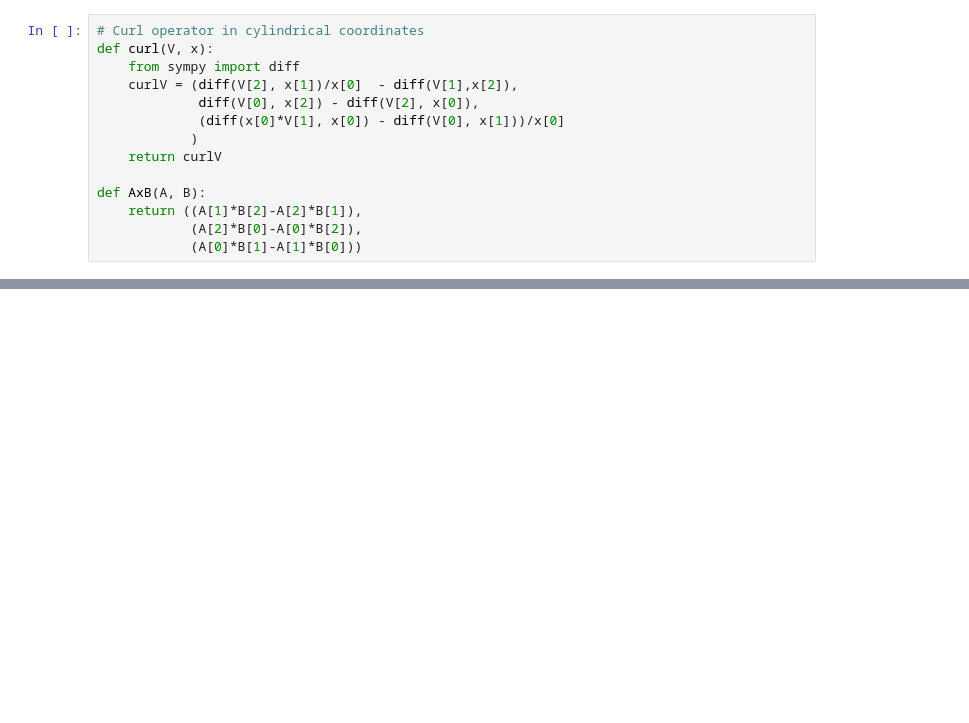
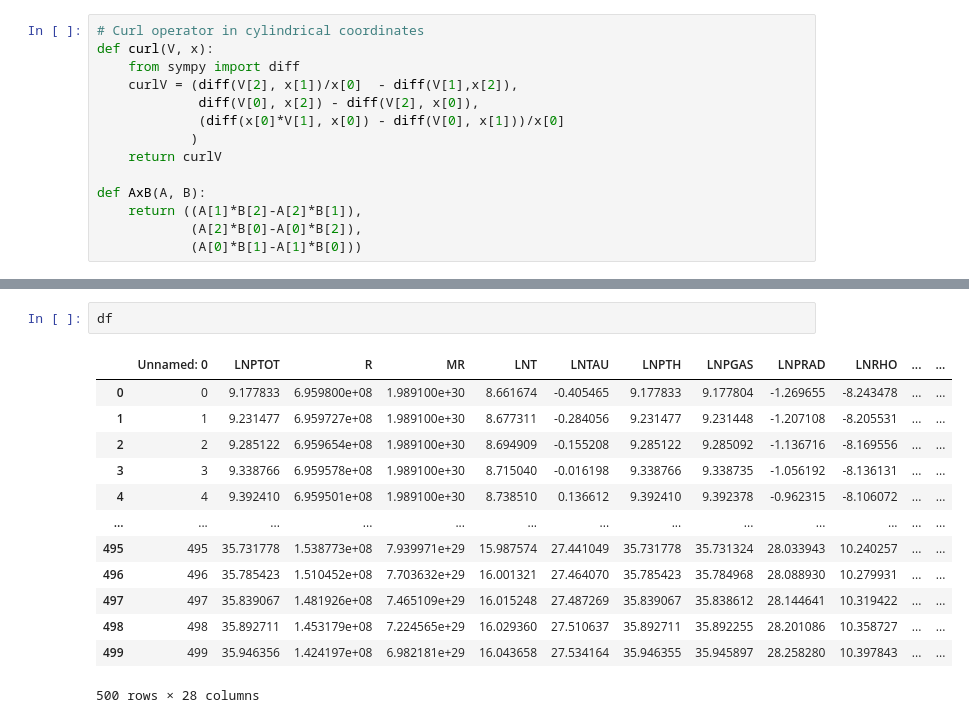
Before and after one commit to fluxtransport/HelioLectures, a Jupyter notebook: notebooks/sunspot_lecture.ipynb, the cells around one changed output, grey strips where cells are left out. Drawn from its saved outputs; the diff is of its cells as text; blank space fills up the shorter version.

```diff
--- a/notebooks/sunspot_lecture.ipynb
+++ b/notebooks/sunspot_lecture.ipynb
@@ -273,0 +246,16 @@ AttributeError: 'Figure' object has no attribute 'y_rang'
+# %%
+df
+# %% [output]
+|  | Unnamed: 0 | LNPTOT | R | MR | LNT | LNTAU | LNPTH | LNPGAS | LNPRAD | LNRHO | ... | ... |
+| 0 | 0 | 9.177833 | 6.959800e+08 | 1.989100e+30 | 8.661674 | -0.405465 | 9.177833 | 9.177804 | -1.269655 | -8.243478 | ... | ... |
+| 1 | 1 | 9.231477 | 6.959727e+08 | 1.989100e+30 | 8.677311 | -0.284056 | 9.231477 | 9.231448 | -1.207108 | -8.205531 | ... | ... |
+| 2 | 2 | 9.285122 | 6.959654e+08 | 1.989100e+30 | 8.694909 | -0.155208 | 9.285122 | 9.285092 | -1.136716 | -8.169556 | ... | ... |
+| 3 | 3 | 9.338766 | 6.959578e+08 | 1.989100e+30 | 8.715040 | -0.016198 | 9.338766 | 9.338735 | -1.056192 | -8.136131 | ... | ... |
+| 4 | 4 | 9.392410 | 6.959501e+08 | 1.989100e+30 | 8.738510 | 0.136612 | 9.392410 | 9.392378 | -0.962315 | -8.106072 | ... | ... |
+| ... | ... | ... | ... | ... | ... | ... | ... | ... | ... | ... | ... | ... |
+| 495 | 495 | 35.731778 | 1.538773e+08 | 7.939971e+29 | 15.987574 | 27.441049 | 35.731778 | 35.731324 | 28.033943 | 10.240257 | ... | ... |
+| 496 | 496 | 35.785423 | 1.510452e+08 | 7.703632e+29 | 16.001321 | 27.464070 | 35.785423 | 35.784968 | 28.088930 | 10.279931 | ... | ... |
+| 497 | 497 | 35.839067 | 1.481926e+08 | 7.465109e+29 | 16.015248 | 27.487269 | 35.839067 | 35.838612 | 28.144641 | 10.319422 | ... | ... |
+| 498 | 498 | 35.892711 | 1.453179e+08 | 7.224565e+29 | 16.029360 | 27.510637 | 35.892711 | 35.892255 | 28.201086 | 10.358727 | ... | ... |
+| 499 | 499 | 35.946356 | 1.424197e+08 | 6.982181e+29 | 16.043658 | 27.534164 | 35.946355 | 35.945897 | 28.258280 | 10.397843 | ... | ... |
+500 rows × 28 columns
```
Also changed, not shown: parts of 24 cells of this notebook.
